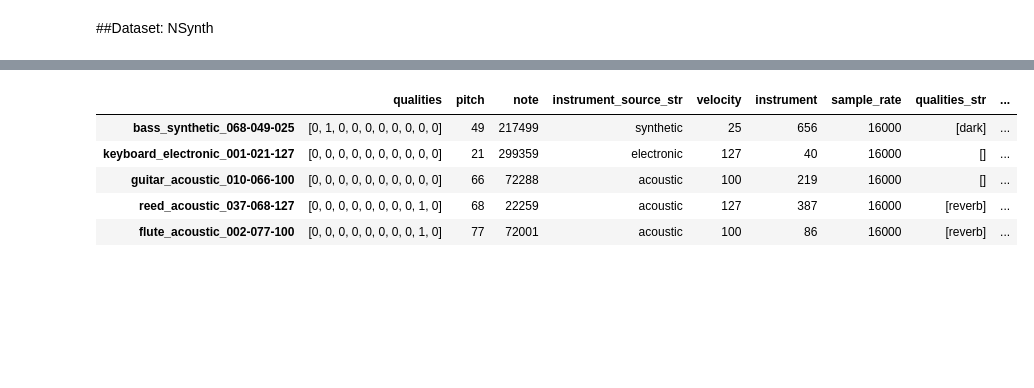
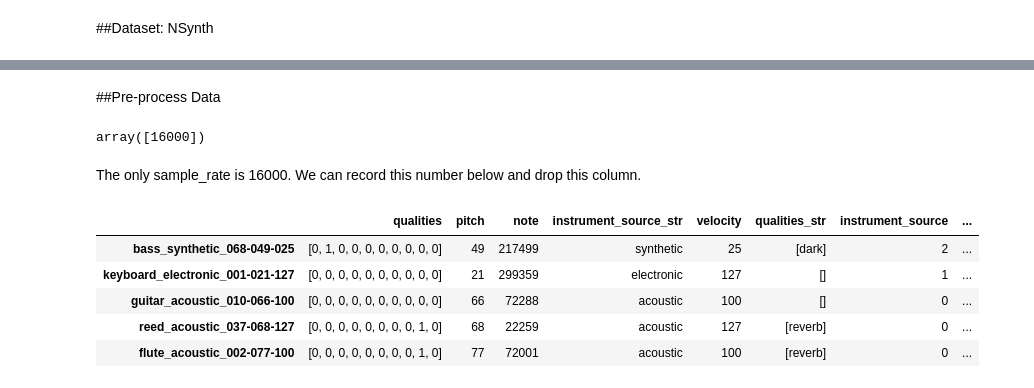
Before and after one commit to leodup/HummingFace, a Jupyter notebook: HummingFace.ipynb, the cells around one changed output, grey strips where cells are left out. Cells and saved outputs as stored; diff of their text form; code cells hidden in the pictures; blank space fills up the shorter version.

```diff
--- a/HummingFace.ipynb
+++ b/HummingFace.ipynb
@@ -138,3 +46,5 @@ df.head()
 | guitar_acoustic_010-066-100 | [0, 0, 0, 0, 0, 0, 0, 0, 0, 0] | 66 | 72288 | acoustic | 100 | guitar_acoustic_010 | 219 | 16000 | ... |
 | reed_acoustic_037-068-127 | [0, 0, 0, 0, 0, 0, 0, 0, 1, 0] | 68 | 22259 | acoustic | 127 | reed_acoustic_037 | 387 | 16000 | ... |
 | flute_acoustic_002-077-100 | [0, 0, 0, 0, 0, 0, 0, 0, 1, 0] | 77 | 72001 | acoustic | 100 | flute_acoustic_002 | 86 | 16000 | ... |
+# %% [markdown]
+##Pre-process Data
@@ -141,10 +62,18 @@ df.head()
+# %%
+df.sample_rate.unique()
+# %% [output]
+array([16000])
+# %% [markdown]
+The only sample_rate is 16000. We can record this number below and drop this column.
 # %%
-data = df.drop(columns=["instrument_str", "note_str", "instrument_family_str"])
+sample_rate = 16000
+
+data = df.drop(columns=["instrument_str", "instrument", "note_str", "sample_rate", "instrument_family_str"])
 data.head()
 # %% [output]
-|  | qualities | pitch | note | instrument_source_str | velocity | instrument | sample_rate | qualities_str | ... |
-| bass_synthetic_068-049-025 | [0, 1, 0, 0, 0, 0, 0, 0, 0, 0] | 49 | 217499 | synthetic | 25 | 656 | 16000 | [dark] | ... |
-| keyboard_electronic_001-021-127 | [0, 0, 0, 0, 0, 0, 0, 0, 0, 0] | 21 | 299359 | electronic | 127 | 40 | 16000 | [] | ... |
-| guitar_acoustic_010-066-100 | [0, 0, 0, 0, 0, 0, 0, 0, 0, 0] | 66 | 72288 | acoustic | 100 | 219 | 16000 | [] | ... |
-| reed_acoustic_037-068-127 | [0, 0, 0, 0, 0, 0, 0, 0, 1, 0] | 68 | 22259 | acoustic | 127 | 387 | 16000 | [reverb] | ... |
-| flute_acoustic_002-077-100 | [0, 0, 0, 0, 0, 0, 0, 0, 1, 0] | 77 | 72001 | acoustic | 100 | 86 | 16000 | [reverb] | ... |
+|  | qualities | pitch | note | instrument_source_str | velocity | qualities_str | instrument_source | ... |
+| bass_synthetic_068-049-025 | [0, 1, 0, 0, 0, 0, 0, 0, 0, 0] | 49 | 217499 | synthetic | 25 | [dark] | 2 | ... |
+| keyboard_electronic_001-021-127 | [0, 0, 0, 0, 0, 0, 0, 0, 0, 0] | 21 | 299359 | electronic | 127 | [] | 1 | ... |
+| guitar_acoustic_010-066-100 | [0, 0, 0, 0, 0, 0, 0, 0, 0, 0] | 66 | 72288 | acoustic | 100 | [] | 0 | ... |
+| reed_acoustic_037-068-127 | [0, 0, 0, 0, 0, 0, 0, 0, 1, 0] | 68 | 22259 | acoustic | 127 | [reverb] | 0 | ... |
+| flute_acoustic_002-077-100 | [0, 0, 0, 0, 0, 0, 0, 0, 1, 0] | 77 | 72001 | acoustic | 100 | [reverb] | 0 | ... |
```
Also changed, not shown: parts of 36 cells of this notebook.
